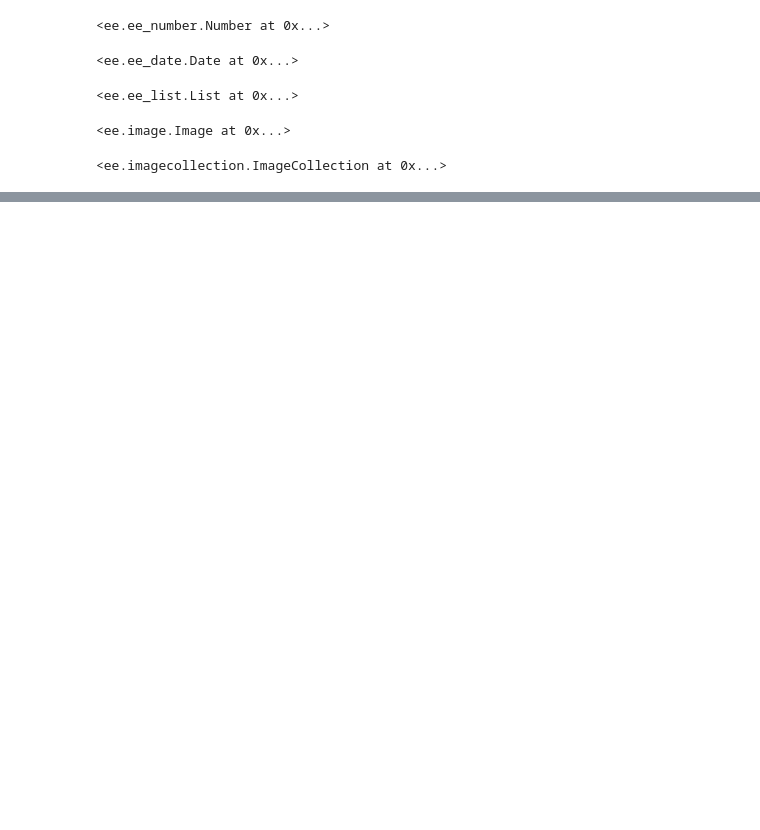
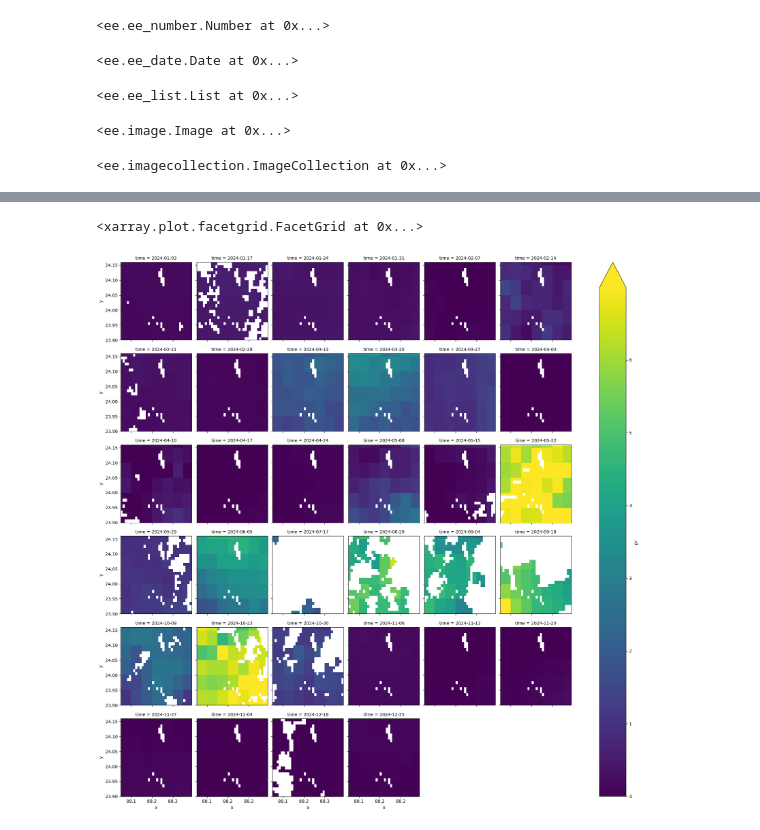
Before and after one commit to Sayak-coder/SIH_26086, a Jupyter notebook: weekly_prediction.ipynb, the cells around one changed output, grey strips where cells are left out. Cells and saved outputs as stored; diff of their text form; code cells hidden in the pictures; blank space fills up the shorter version.

```diff
--- a/weekly_prediction.ipynb
+++ b/weekly_prediction.ipynb
@@ -332,0 +346,10 @@ model.evaluation=model.evaluate(X_test,y_test)
+# %%
+geojson_roi_fixed = roi_fixed.getInfo()
+shapely_roi = shapely.geometry.shape(geojson_roi_fixed)
+
+grid = helpers.fit_geometry(
+    geometry=shapely_roi,
+    grid_crs='EPSG:4326',
+    grid_scale=(0.01, -0.01)
+)
+ds1km = xr.open_dataset(collection, engine='ee', **grid)
@@ -333,3 +377,9 @@ model.evaluation=model.evaluate(X_test,y_test)
+# %%
+X1km_scale=StandardScaler()
+y1km_scale=StandardScaler()
+
+X1km_scaled=X1km_scale.fit_transform(X1km)
+y1km_scaled=y1km_scale.fit_transform(y1km.values.reshape(-1,1))
 # %%
-ds1km['pr1km']=model.predict(X_test)
+ds1km['pr1km']=y1km_scale.inverse_transform(model.predict(X1km_scaled))
 # %% [output]
@@ -338,2 +387,4 @@ ValueError: Length of values (2317680) does not match length of index (11588397)
+# %%
+result=ds1km[['pr','pr1km']].to_xarray().sortby(['time','x','y'])
 # %%
 result_sub=result.sel(time='2024')
@@ -341,0 +391,7 @@ NameError: name 'result' is not defined
+# %%
+result_sub.pr.plot(
+    x='x',y='y',col='time',robust = True, col_wrap = 6
+)
+# %% [output]
+<xarray.plot.facetgrid.FacetGrid at 0x...>
+[figure, added]
```
Also changed, not shown: parts of 19 cells of this notebook.
